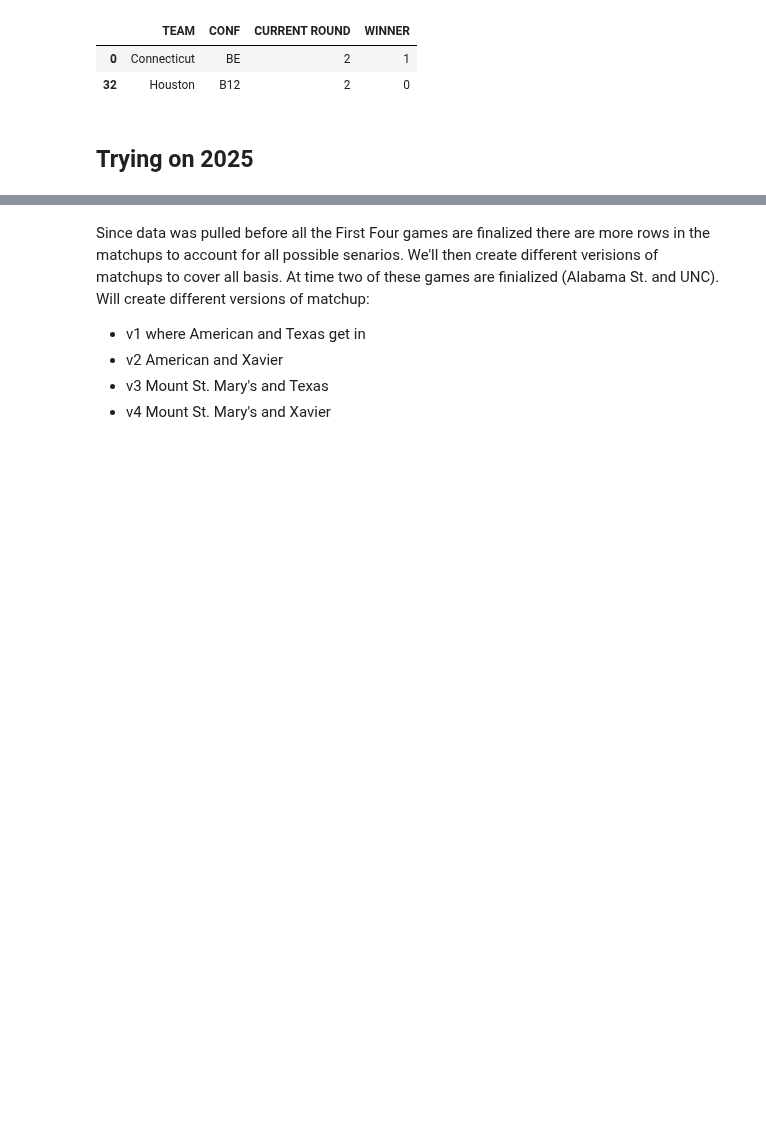
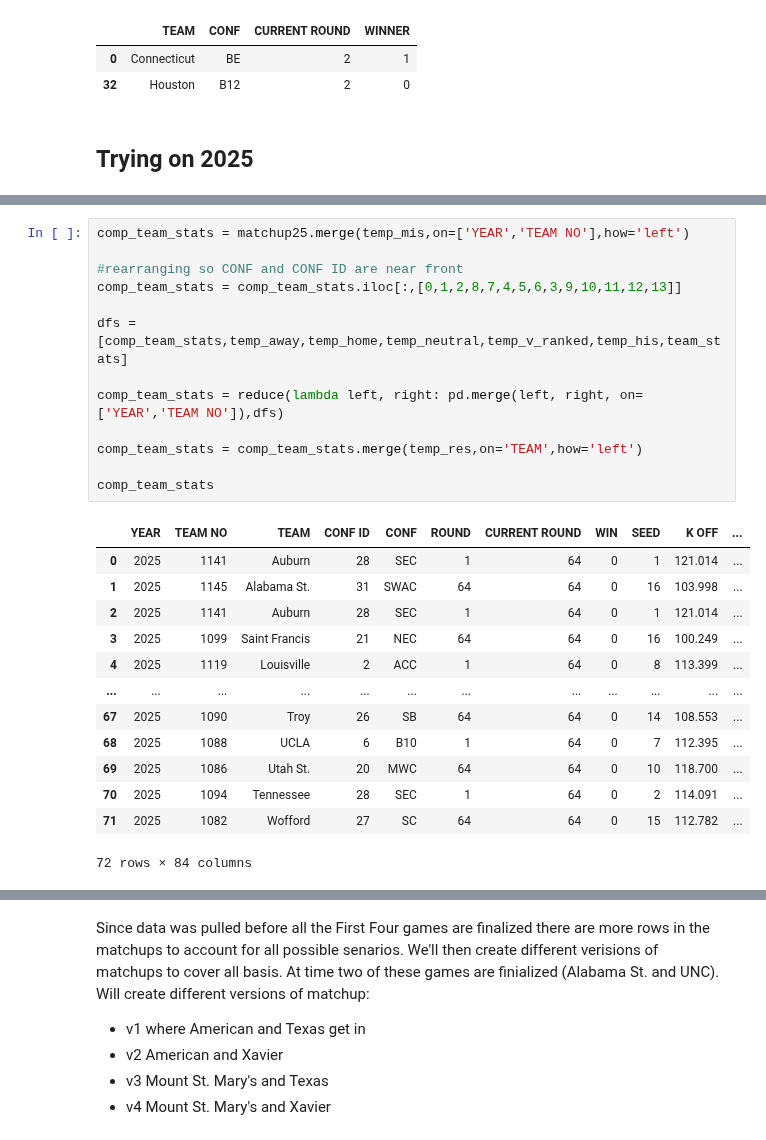
Before and after one commit to nicholaskim1004/MarchMadness, a Jupyter notebook: bracketology/madness.ipynb, the cells around one changed output, grey strips where cells are left out. Drawn from its saved outputs; the diff is of its cells as text; blank space fills up the shorter version.

```diff
--- a/bracketology/madness.ipynb
+++ b/bracketology/madness.ipynb
@@ -1627,0 +1814,27 @@ team_miss25 = team_mis25.loc[team_mis25['YEAR']==2025,]
+# %%
+comp_team_stats = matchup25.merge(temp_mis,on=['YEAR','TEAM NO'],how='left')
+
+#rearranging so CONF and CONF ID are near front
+comp_team_stats = comp_team_stats.iloc[:,[0,1,2,8,7,4,5,6,3,9,10,11,12,13]]
+
+dfs = [comp_team_stats,temp_away,temp_home,temp_neutral,temp_v_ranked,temp_his,team_stats]
+
+comp_team_stats = reduce(lambda left, right: pd.merge(left, right, on=['YEAR','TEAM NO']),dfs)
+
+comp_team_stats = comp_team_stats.merge(temp_res,on='TEAM',how='left')
+
+comp_team_stats
+# %% [output]
+|  | YEAR | TEAM NO | TEAM | CONF ID | CONF | ROUND | CURRENT ROUND | WIN | SEED | K OFF | ... |
+| 0 | 2025 | 1141 | Auburn | 28 | SEC | 1 | 64 | 0 | 1 | 121.014 | ... |
+| 1 | 2025 | 1145 | Alabama St. | 31 | SWAC | 64 | 64 | 0 | 16 | 103.998 | ... |
+| 2 | 2025 | 1141 | Auburn | 28 | SEC | 1 | 64 | 0 | 1 | 121.014 | ... |
+| 3 | 2025 | 1099 | Saint Francis | 21 | NEC | 64 | 64 | 0 | 16 | 100.249 | ... |
+| 4 | 2025 | 1119 | Louisville | 2 | ACC | 1 | 64 | 0 | 8 | 113.399 | ... |
+| ... | ... | ... | ... | ... | ... | ... | ... | ... | ... | ... | ... |
+| 67 | 2025 | 1090 | Troy | 26 | SB | 64 | 64 | 0 | 14 | 108.553 | ... |
+| 68 | 2025 | 1088 | UCLA | 6 | B10 | 1 | 64 | 0 | 7 | 112.395 | ... |
+| 69 | 2025 | 1086 | Utah St. | 20 | MWC | 64 | 64 | 0 | 10 | 118.700 | ... |
+| 70 | 2025 | 1094 | Tennessee | 28 | SEC | 1 | 64 | 0 | 2 | 114.091 | ... |
+| 71 | 2025 | 1082 | Wofford | 27 | SC | 64 | 64 | 0 | 15 | 112.782 | ... |
+72 rows × 84 columns
```
Also changed, not shown: parts of 43 cells of this notebook, 1 other file.
